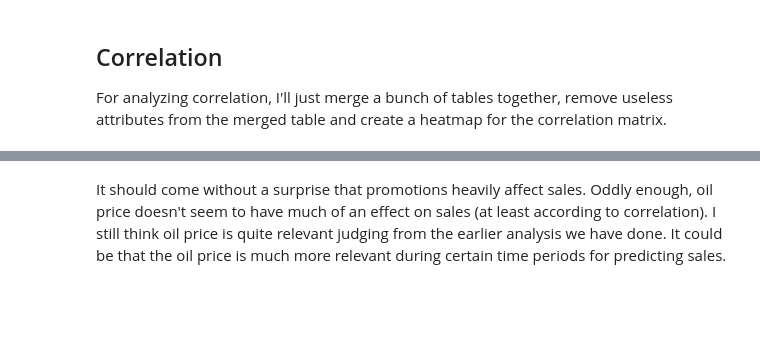
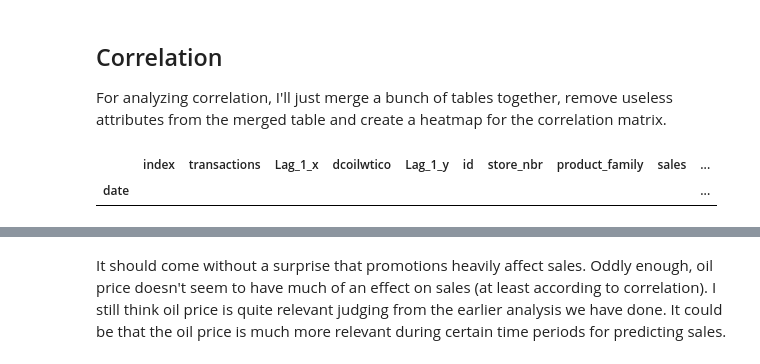
Before and after one commit to HelloWorld183L/EDA_Work, a Jupyter notebook: salestimeseries.ipynb, the cells around one changed output, grey strips where cells are left out. Saved outputs shown, nothing was run; the diff lists cells and outputs as text; code cells hidden in the pictures; blank space fills up the shorter version.

```diff
--- a/salestimeseries.ipynb
+++ b/salestimeseries.ipynb
@@ -806,5 +868,12 @@ For analyzing correlation, I'll just merge a bunch of tables together, remove us
 # %%
-transactions_oils_df = pd.merge(transactions_df, oil_df, how='inner', on='date')
-train_merged_df = pd.merge(transactions_oils_df, train_df, how='inner', on=['date', 'store_nbr'])
-test_merged_df = pd.merge(oil_df, test_df, how='inner', on='date')
+transactions_oils_df = pd.merge(transactions_df.reset_index(), oil_df.reset_index(), how='inner', on='date')
+train_merged_df = pd.merge(transactions_oils_df.reset_index(), train_df.reset_index(), how='inner', on=['date', 'store_nbr'])
+test_merged_df = pd.merge(oil_df.reset_index(), test_df.reset_index(), how='inner', on='date')
 train_merged_df
+
+train_merged_df = train_merged_df.set_index('date')
+test_merged_df = test_merged_df.set_index('date')
+train_merged_df
+# %% [output]
+|  | index | transactions | Lag_1_x | dcoilwtico | Lag_1_y | id | store_nbr | product_family | sales | ... |
+| date |  |  |  |  |  |  |  |  |  | ... |
```
Also changed, not shown: parts of 35 cells of this notebook.
